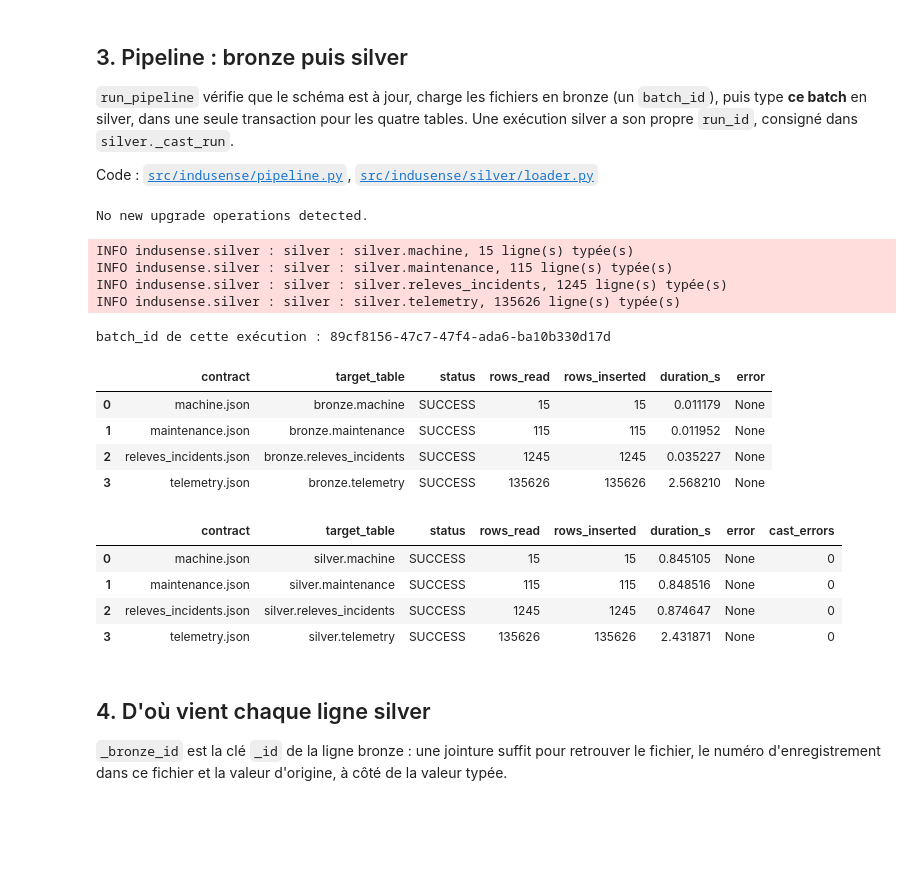
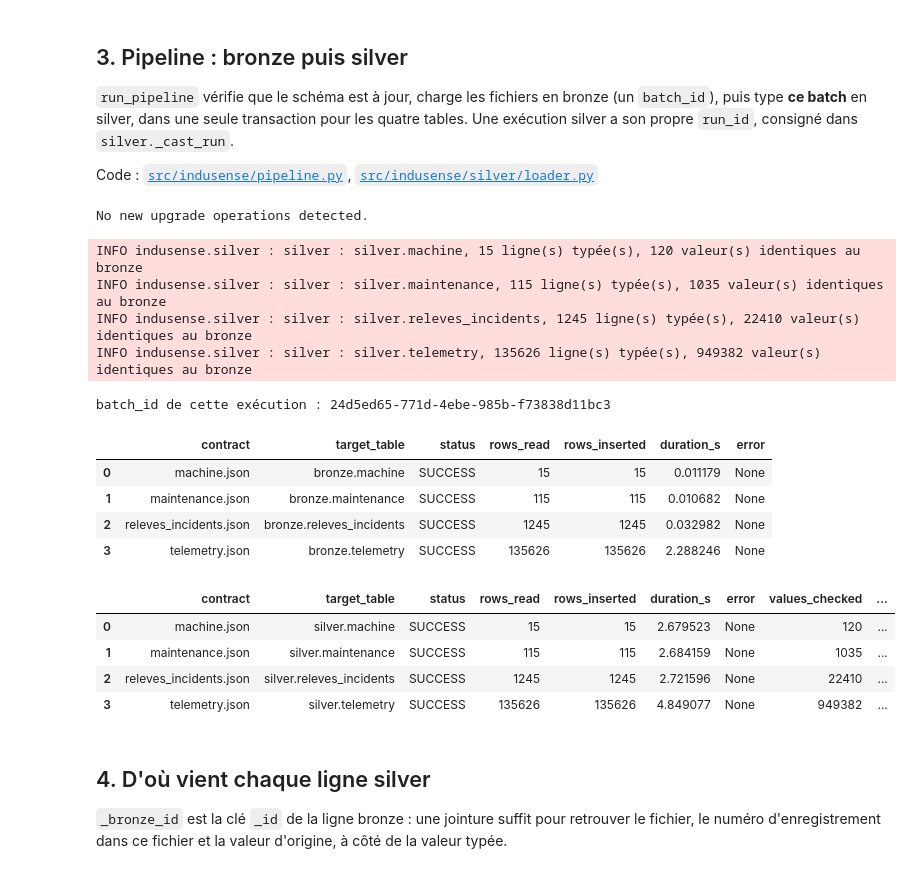
Before and after one commit to Xeliphmede/indusense, a Jupyter notebook: silver.ipynb, the cells around one changed output. Saved outputs shown, nothing was run; the diff lists cells and outputs as text; code cells hidden in the pictures; blank space fills up the shorter version.

```diff
--- a/silver.ipynb
+++ b/silver.ipynb
@@ -129,37 +134,37 @@ Code : [`src/indusense/pipeline.py`](src/indusense/pipeline.py),
 # %%
 from indusense.pipeline import run_pipeline
 
 COLUMNS = ["contract", "target_table", "status", "rows_read", "rows_inserted", "duration_s", "error"]
 
 result = run_pipeline(engine, contracts)
 batch_id = result.batch_id
 print(f"batch_id de cette exécution : {batch_id}")
 display(pd.DataFrame([r.as_dict() for r in result.bronze])[COLUMNS])
 if result.silver:
-    display(pd.DataFrame([r.as_dict() for r in result.silver])[COLUMNS + ["cast_errors"]])
+    display(pd.DataFrame([r.as_dict() for r in result.silver])[COLUMNS + ["values_checked", "cast_errors"]])
 
 if result.cast_errors:
     display(pd.DataFrame([vars(e) for e in result.cast_errors]))
-    raise RuntimeError(f"{len(result.cast_errors)} erreur(s) de cast : ingestion silver annulée, rien n'a été écrit "
+    raise RuntimeError(f"{len(result.cast_errors)} erreur(s) de cast ou de fidélité : ingestion silver annulée, rien n'a été écrit "
                        f"(batch bronze {batch_id} conservé)")
 assert result.succeeded, "le pipeline a échoué (voir les statuts ci-dessus)"
 # %% [output]
 No new upgrade operations detected.
-INFO indusense.silver : silver : silver.machine, 15 ligne(s) typée(s)
-INFO indusense.silver : silver : silver.maintenance, 115 ligne(s) typée(s)
-INFO indusense.silver : silver : silver.releves_incidents, 1245 ligne(s) typée(s)
-INFO indusense.silver : silver : silver.telemetry, 135626 ligne(s) typée(s)
+INFO indusense.silver : silver : silver.machine, 15 ligne(s) typée(s), 120 valeur(s) identiques au bronze
+INFO indusense.silver : silver : silver.maintenance, 115 ligne(s) typée(s), 1035 valeur(s) identiques au bronze
+INFO indusense.silver : silver : silver.releves_incidents, 1245 ligne(s) typée(s), 22410 valeur(s) identiques au bronze
+INFO indusense.silver : silver : silver.telemetry, 135626 ligne(s) typée(s), 949382 valeur(s) identiques au bronze
-batch_id de cette exécution : 89cf8156-47c7-47f4-ada6-ba10b330d17d
+batch_id de cette exécution : 24d5ed65-771d-4ebe-985b-f73838d11bc3
 |  | contract | target_table | status | rows_read | rows_inserted | duration_s | error |
 | 0 | machine.json | bronze.machine | SUCCESS | 15 | 15 | 0.011179 | None |
-| 1 | maintenance.json | bronze.maintenance | SUCCESS | 115 | 115 | 0.011952 | None |
-| 2 | releves_incidents.json | bronze.releves_incidents | SUCCESS | 1245 | 1245 | 0.035227 | None |
-| 3 | telemetry.json | bronze.telemetry | SUCCESS | 135626 | 135626 | 2.568210 | None |
+| 1 | maintenance.json | bronze.maintenance | SUCCESS | 115 | 115 | 0.010682 | None |
+| 2 | releves_incidents.json | bronze.releves_incidents | SUCCESS | 1245 | 1245 | 0.032982 | None |
+| 3 | telemetry.json | bronze.telemetry | SUCCESS | 135626 | 135626 | 2.288246 | None |
-|  | contract | target_table | status | rows_read | rows_inserted | duration_s | error | cast_errors |
-| 0 | machine.json | silver.machine | SUCCESS | 15 | 15 | 0.845105 | None | 0 |
-| 1 | maintenance.json | silver.maintenance | SUCCESS | 115 | 115 | 0.848516 | None | 0 |
-| 2 | releves_incidents.json | silver.releves_incidents | SUCCESS | 1245 | 1245 | 0.874647 | None | 0 |
-| 3 | telemetry.json | silver.telemetry | SUCCESS | 135626 | 135626 | 2.431871 | None | 0 |
+|  | contract | target_table | status | rows_read | rows_inserted | duration_s | error | values_checked | ... |
+| 0 | machine.json | silver.machine | SUCCESS | 15 | 15 | 2.679523 | None | 120 | ... |
+| 1 | maintenance.json | silver.maintenance | SUCCESS | 115 | 115 | 2.684159 | None | 1035 | ... |
+| 2 | releves_incidents.json | silver.releves_incidents | SUCCESS | 1245 | 1245 | 2.721596 | None | 22410 | ... |
+| 3 | telemetry.json | silver.telemetry | SUCCESS | 135626 | 135626 | 4.849077 | None | 949382 | ... |
 # %% [markdown]
 ## 4. D'où vient chaque ligne silver
 
```
Also changed, not shown: parts of 13 cells of this notebook, 9 other files.
